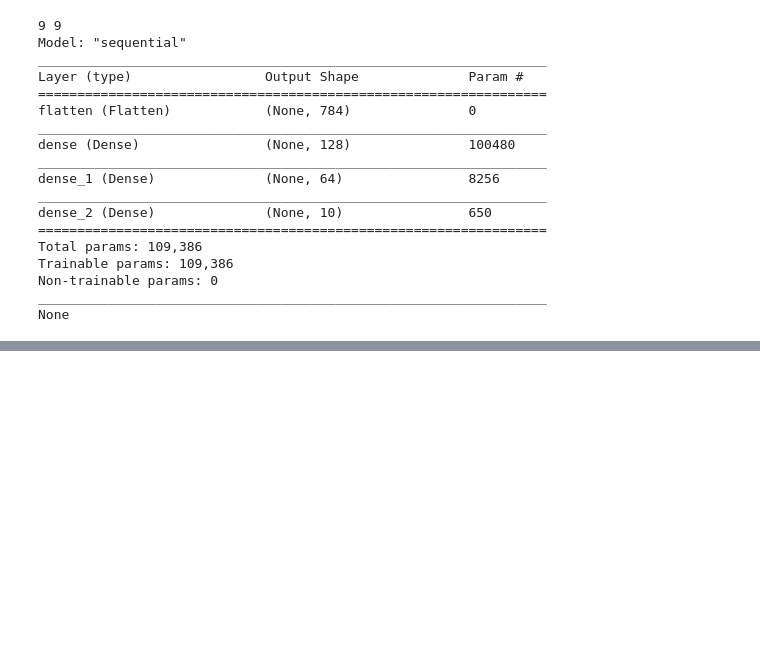
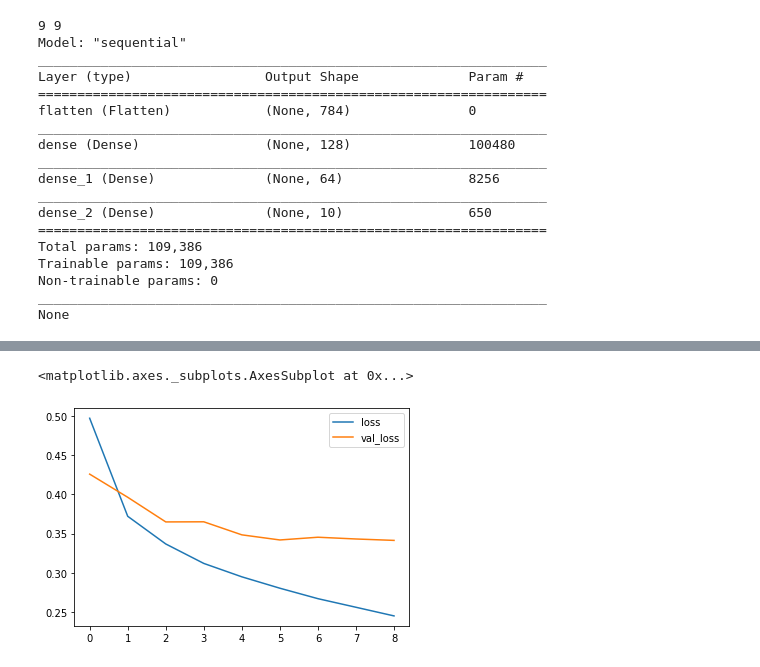
Before and after one commit to aravind309/Tensorflow-AI, a Jupyter notebook: ANN_FMNIST_Advanced.ipynb, the cells around one changed output, grey strips where cells are left out. Saved outputs shown, nothing was run; the diff lists cells and outputs as text; code cells hidden in the pictures; blank space fills up the shorter version.

```diff
--- a/ANN_FMNIST_Advanced.ipynb
+++ b/ANN_FMNIST_Advanced.ipynb
@@ -177,0 +178,7 @@ weighted avg       0.88      0.88      0.88     10000
+# %%
+class myCallback(tf.keras.callbacks.Callback):
+  def on_epoch_end(self,epoch,logs={}):
+    print(logs)
+    if (logs.get('loss')<0.25):
+      print("\n Cancelling training because loss is low")
+      self.model.stop_training = True
@@ -177,0 +187,11 @@ weighted avg       0.88      0.88      0.88     10000
+# %%
+callback = myCallback()
+
+model = Sequential()
+model.add(Flatten(input_shape=(28,28)))
+model.add(Dense(128,activation='relu'))
+model.add(Dense(64,activation='relu'))
+model.add(Dense(10,activation='softmax'))
+model.compile(optimizer="adam",loss ="sparse_categorical_crossentropy")
+
+model.fit(training_images, training_labels,epochs=50,validation_data=(test_images, test_labels),callbacks=[callback])
@@ -177,0 +217,6 @@ weighted avg       0.88      0.88      0.88     10000
+# %%
+model_loss = pd.DataFrame(model.history.history)
+model_loss.plot()
+# %% [output]
+<matplotlib.axes._subplots.AxesSubplot at 0x...>
+[figure, added]
```
Also changed, not shown: parts of 6 cells of this notebook.
